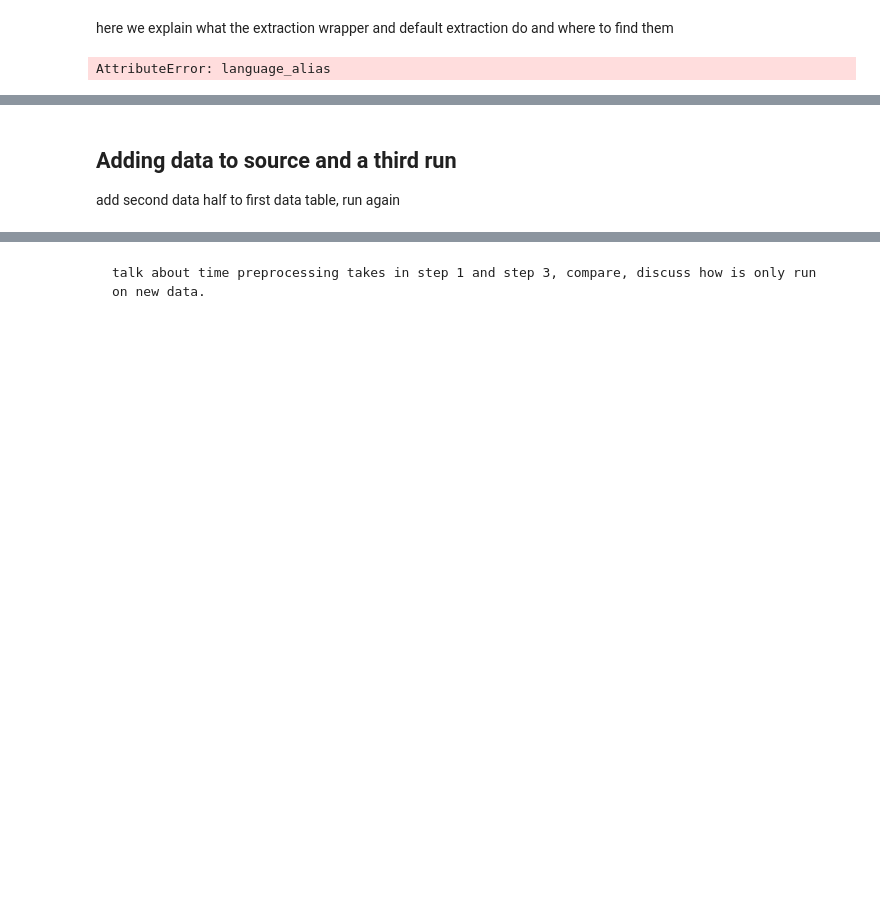
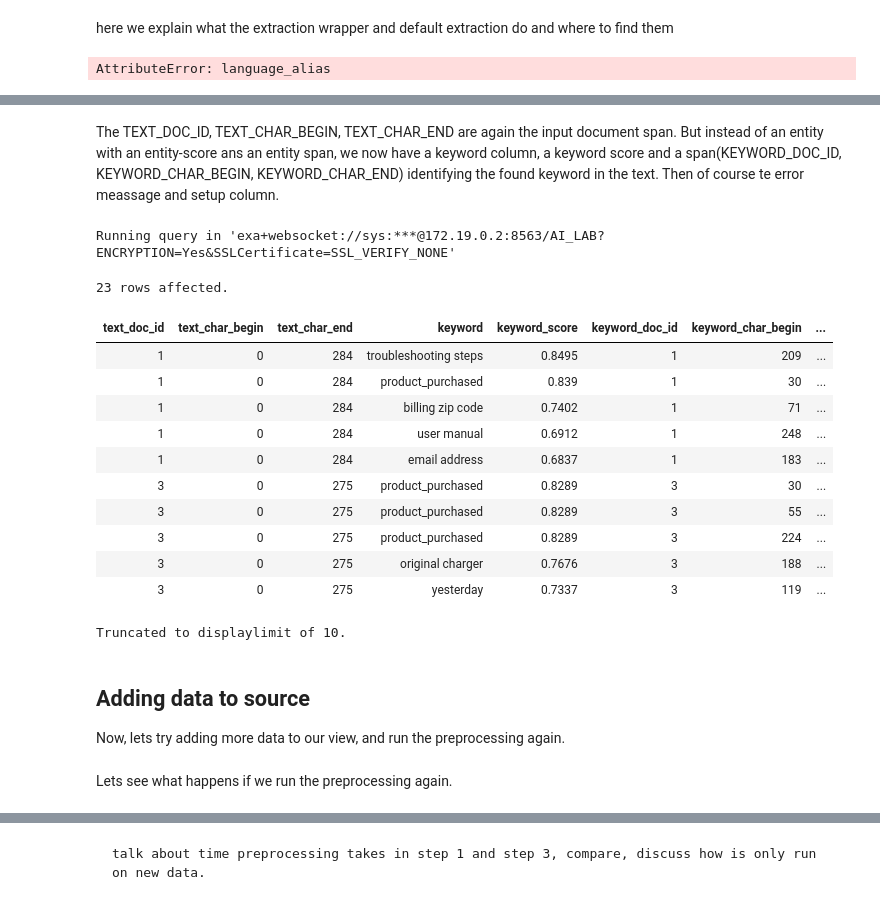
Before and after one commit to exasol/ai-lab, a Jupyter notebook: exasol/ds/sandbox/runtime/ansible/roles/jupyter/files/notebook/text_ai/txaie_preprocessing.ipynb, the cells around one changed output, grey strips where cells are left out. Drawn from its saved outputs; the diff is of its cells as text; code cells hidden in the pictures; blank space fills up the shorter version.

```diff
--- a/exasol/ds/sandbox/runtime/ansible/roles/jupyter/files/notebook/text_ai/txaie_preprocessing.ipynb
+++ b/exasol/ds/sandbox/runtime/ansible/roles/jupyter/files/notebook/text_ai/txaie_preprocessing.ipynb
@@ -252,4 +543,26 @@ run_text_ai_preprocessing()
+# %% [markdown]
+The TEXT_DOC_ID, TEXT_CHAR_BEGIN, TEXT_CHAR_END are again the input document span. But instead of an entity with an entity-score ans an entity span, we now have a keyword column, a keyword score and a span(KEYWORD_DOC_ID, KEYWORD_CHAR_BEGIN, KEYWORD_CHAR_END) identifying the found keyword in the text. Then of course te error meassage and setup column.
+# %%
+%%sql
+SELECT * FROM KEYWORD_SEARCH_VIEW WHERE TEXT_DOC_ID < 5
+# %% [output]
+Running query in 'exa+websocket://sys:***@172.19.0.2:8563/AI_LAB?ENCRYPTION=Yes&SSLCertificate=SSL_VERIFY_NONE'
+23 rows affected.
+| text_doc_id | text_char_begin | text_char_end | keyword | keyword_score | keyword_doc_id | keyword_char_begin | ... |
+| 1 | 0 | 284 | troubleshooting steps | 0.8495 | 1 | 209 | ... |
+| 1 | 0 | 284 | product_purchased | 0.839 | 1 | 30 | ... |
+| 1 | 0 | 284 | billing zip code | 0.7402 | 1 | 71 | ... |
+| 1 | 0 | 284 | user manual | 0.6912 | 1 | 248 | ... |
+| 1 | 0 | 284 | email address | 0.6837 | 1 | 183 | ... |
+| 3 | 0 | 275 | product_purchased | 0.8289 | 3 | 30 | ... |
+| 3 | 0 | 275 | product_purchased | 0.8289 | 3 | 55 | ... |
+| 3 | 0 | 275 | product_purchased | 0.8289 | 3 | 224 | ... |
+| 3 | 0 | 275 | original charger | 0.7676 | 3 | 188 | ... |
+| 3 | 0 | 275 | yesterday | 0.7337 | 3 | 119 | ... |
+Truncated to displaylimit of 10.
 # %% [markdown]
-## Adding data to source and a third run
+## Adding data to source
 
-add second data half to first data table, run again
+Now, lets try adding more data to our view, and run the preprocessing again.
+# %% [markdown]
+Lets see what happens if we run the preprocessing again.
```
Also changed, not shown: parts of 97 cells of this notebook, 3 other files.
